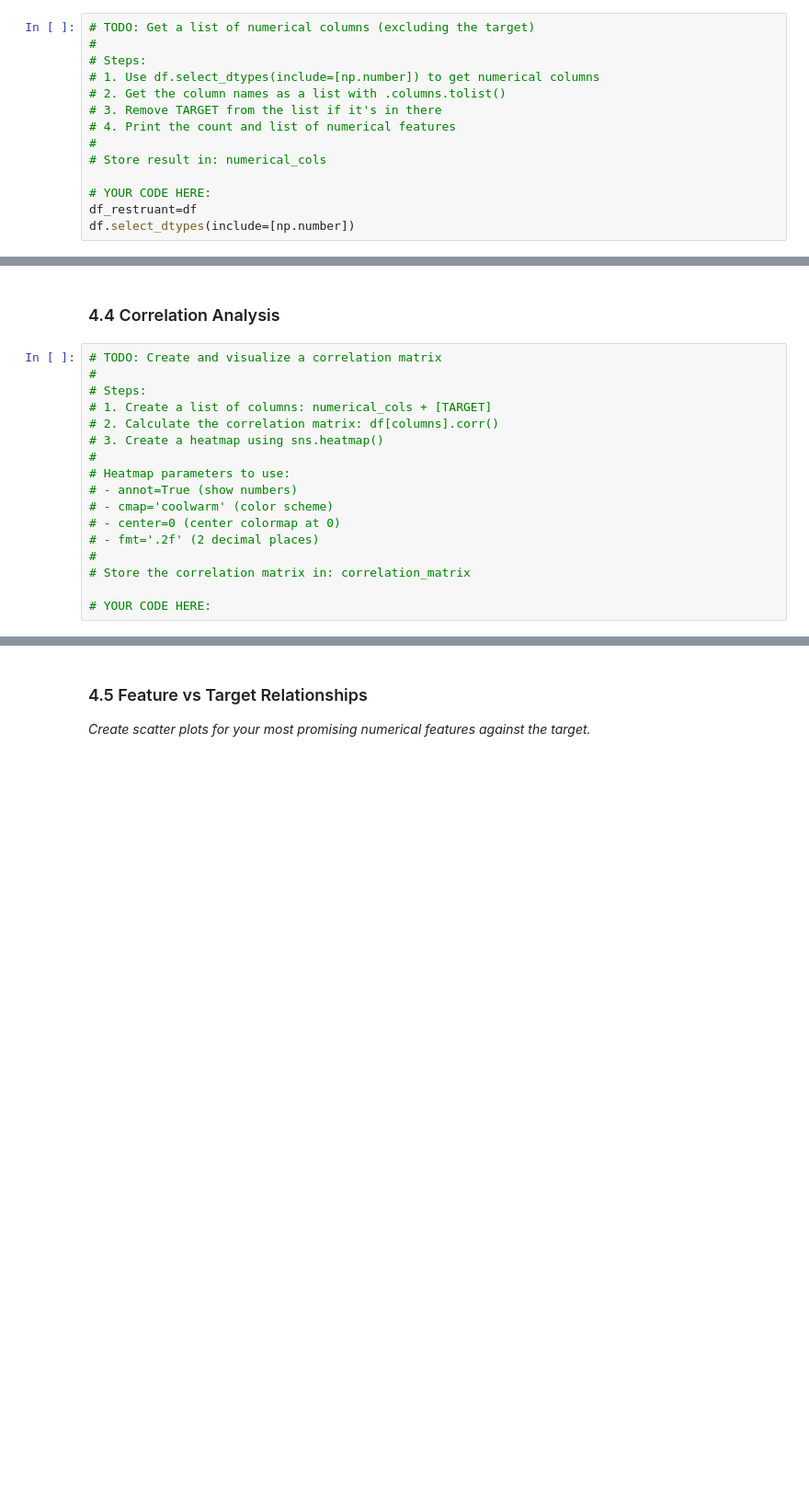
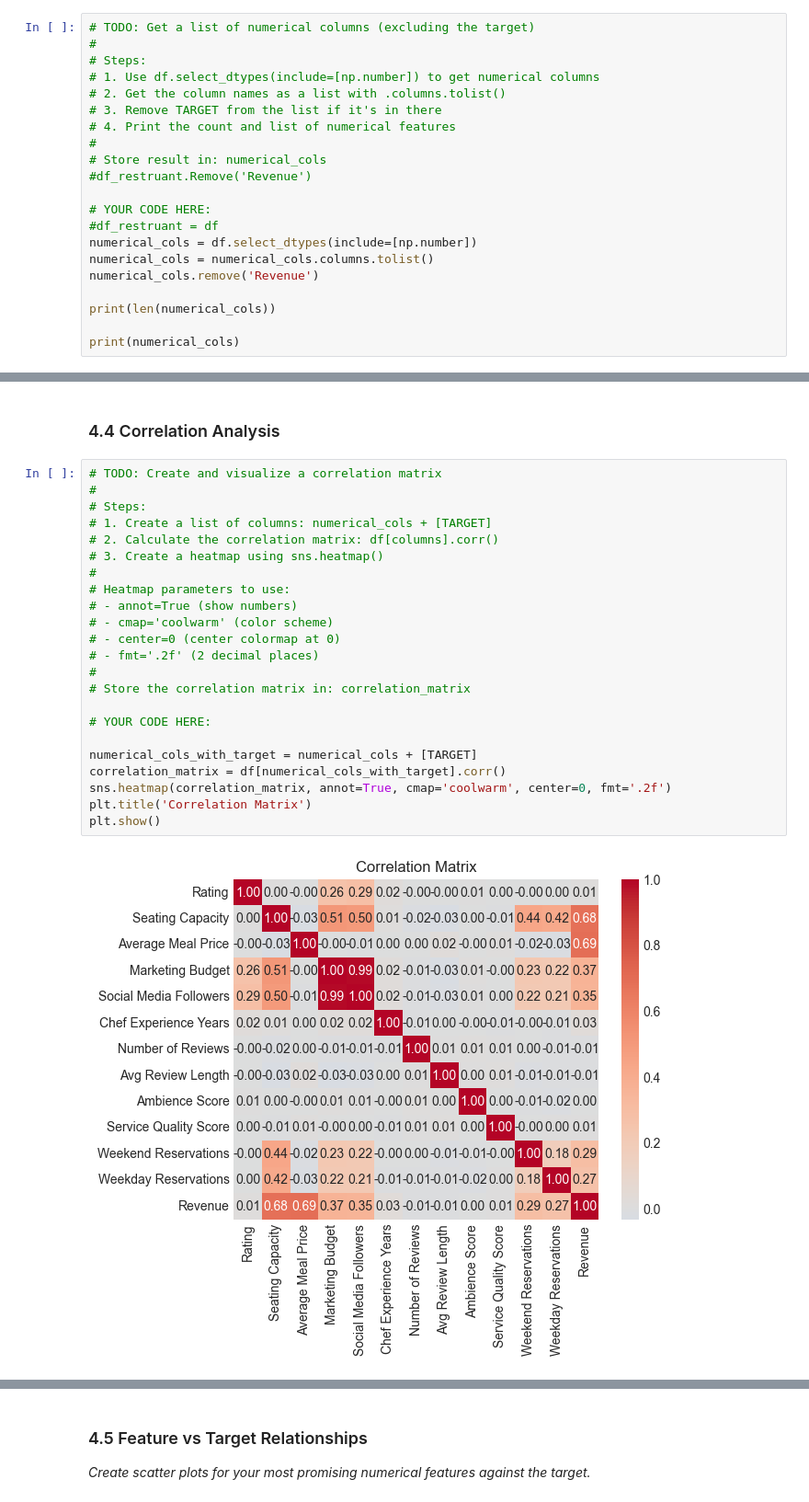
Before and after one commit to SR-algobull/restaurant-revenue-prediction-ml, a Jupyter notebook: notebooks/01_problem_statement_and_eda.ipynb, the cells around one changed output, grey strips where cells are left out. Shown at 92% size. Drawn from its saved outputs; the diff is of its cells as text; blank space fills up the shorter version.

```diff
--- a/notebooks/01_problem_statement_and_eda.ipynb
+++ b/notebooks/01_problem_statement_and_eda.ipynb
@@ -418,8 +418,15 @@ Now proceed to **Section 4** below to continue with your complete EDA, data clea
 # 4. Print the count and list of numerical features
 #
 # Store result in: numerical_cols
+#df_restruant.Remove('Revenue')
 
 # YOUR CODE HERE:
-df_restruant=df
-df.select_dtypes(include=[np.number])
+#df_restruant = df
+numerical_cols = df.select_dtypes(include=[np.number])
+numerical_cols = numerical_cols.columns.tolist()
+numerical_cols.remove('Revenue')
+
+print(len(numerical_cols))
+
+print(numerical_cols)
 # %% [output]
@@ -537,20 +538,28 @@ else:
 # %%
 # TODO: Create and visualize a correlation matrix
 #
 # Steps:
 # 1. Create a list of columns: numerical_cols + [TARGET]
 # 2. Calculate the correlation matrix: df[columns].corr()
 # 3. Create a heatmap using sns.heatmap()
 #
 # Heatmap parameters to use:
 # - annot=True (show numbers)
 # - cmap='coolwarm' (color scheme)
 # - center=0 (center colormap at 0)
 # - fmt='.2f' (2 decimal places)
 #
 # Store the correlation matrix in: correlation_matrix
 
 # YOUR CODE HERE:
+
+numerical_cols_with_target = numerical_cols + [TARGET]
+correlation_matrix = df[numerical_cols_with_target].corr()
+sns.heatmap(correlation_matrix, annot=True, cmap='coolwarm', center=0, fmt='.2f')
+plt.title('Correlation Matrix')
+plt.show()
+# %% [output]
+[figure, added]
 # %%
 # TODO: Extract and analyze correlations with the target variable
 #
```
Also changed, not shown: parts of 42 cells of this notebook, 1 other file.
